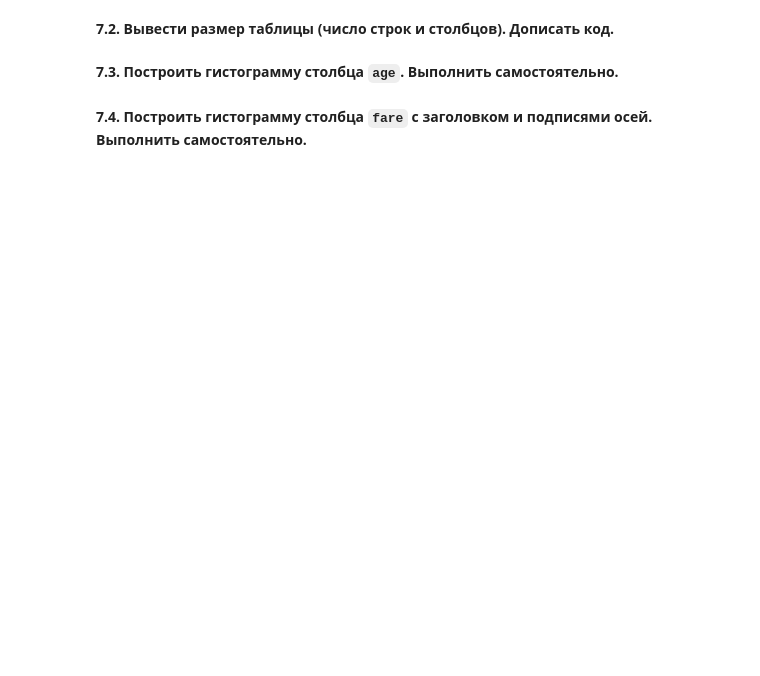
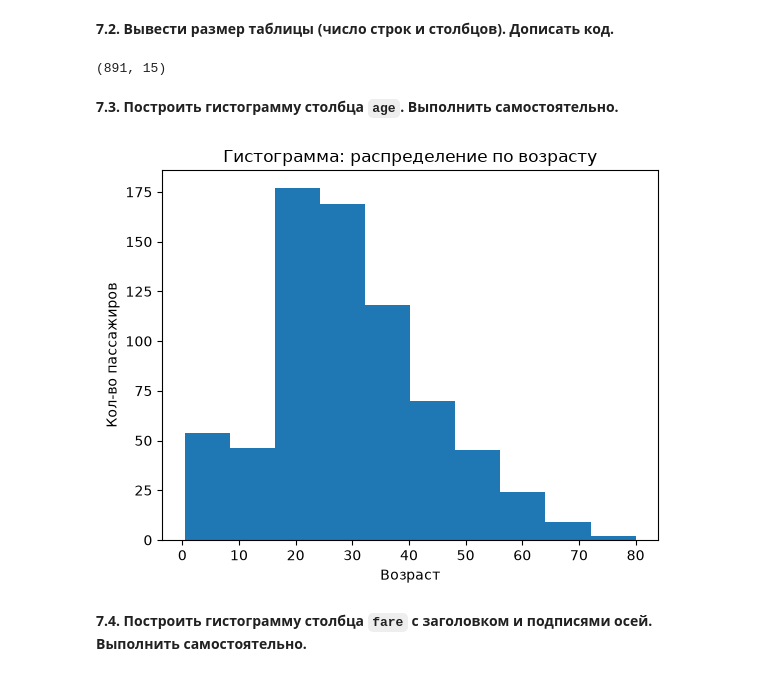
Before and after one commit to alex-allitnils/intro-to-AI, a Jupyter notebook: lab1/notebooks/LR1.ipynb, the cells around one changed output. Saved outputs shown, nothing was run; the diff lists cells and outputs as text; code cells hidden in the pictures; blank space fills up the shorter version.

```diff
--- a/lab1/notebooks/LR1.ipynb
+++ b/lab1/notebooks/LR1.ipynb
@@ -581,11 +627,20 @@ df.head()
 **7.2. Вывести размер таблицы (число строк и столбцов). Дописать код.**
 # %%
 # Допишите: вывести размер таблицы (число строк и столбцов)
-print()
+print(df.shape)
+# %% [output]
+(891, 15)
 # %% [markdown]
 **7.3. Построить гистограмму столбца `age`. Выполнить самостоятельно.**
 # %%
 # Самостоятельно: построить гистограмму столбца age с заголовком и подписями осей
+plt.hist(df["age"], bins=10)
+plt.title("Гистограмма: распределение по возрасту")
+plt.xlabel("Возраст")
+plt.ylabel("Кол-во пассажиров")
+plt.show()
+# %% [output]
+[figure, added]
 # %% [markdown]
 **7.4. Построить гистограмму столбца `fare` с заголовком и подписями осей. Выполнить самостоятельно.**
 # %%
```
Also changed, not shown: parts of 20 cells of this notebook, 1 other file.
